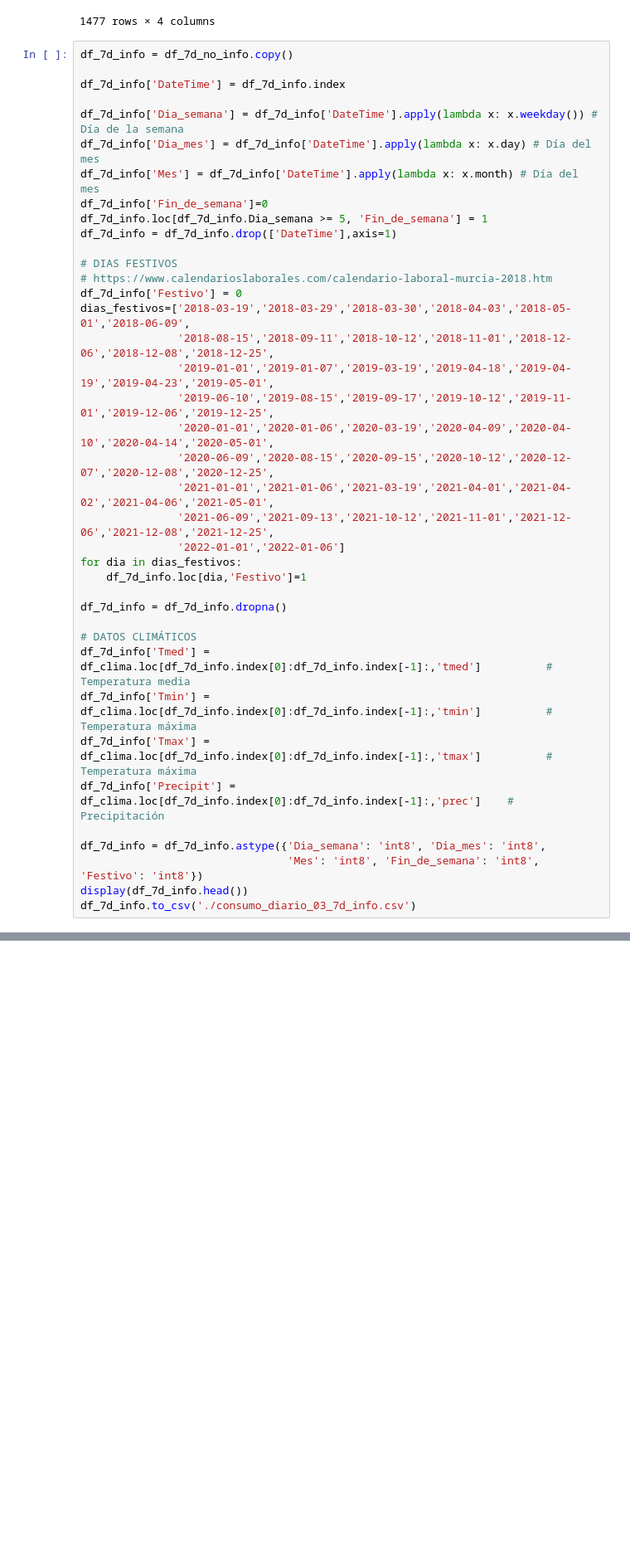
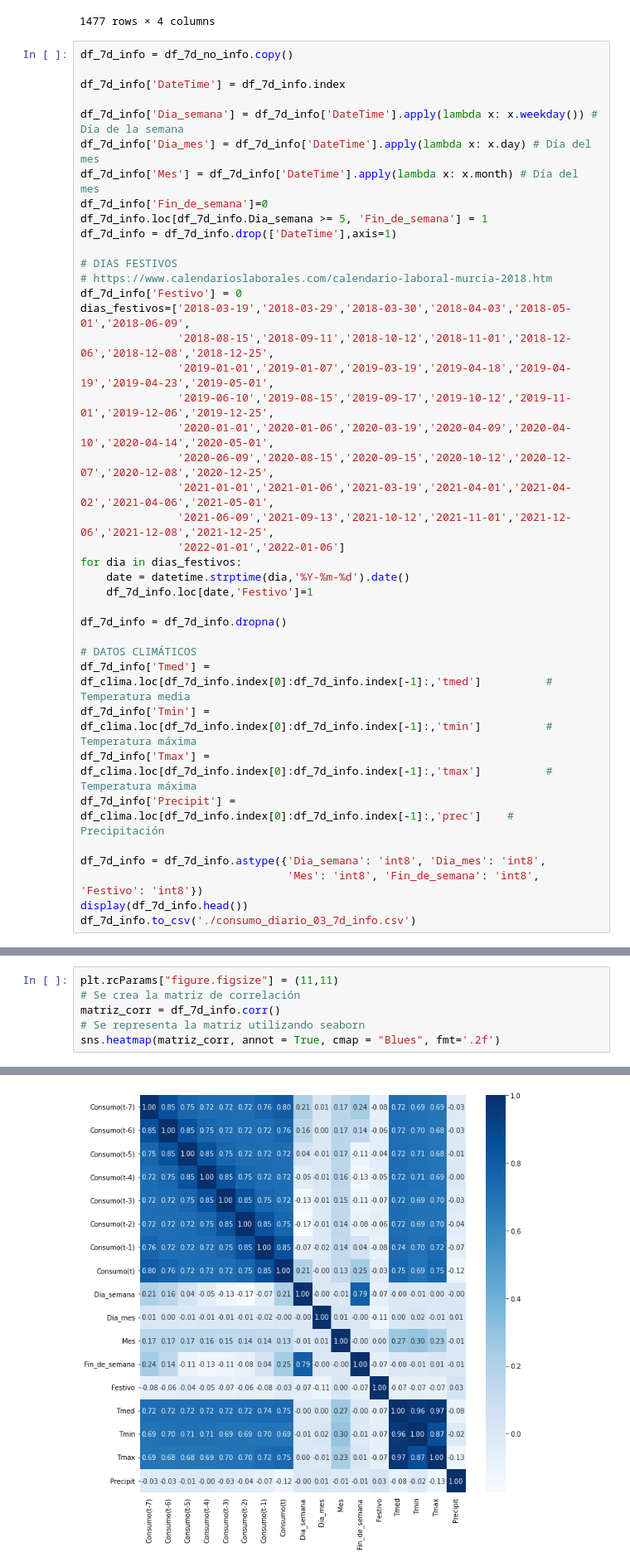
Before and after one commit to AlexMtGit/TFG, a Jupyter notebook: Notebooks/01_Preprocesado_De_Datos.ipynb, the cells around one changed output, grey strips where cells are left out. Shown at 83% size. Drawn from its saved outputs; the diff is of its cells as text; blank space fills up the shorter version.

```diff
--- a/Notebooks/01_Preprocesado_De_Datos.ipynb
+++ b/Notebooks/01_Preprocesado_De_Datos.ipynb
@@ -565,7 +565,8 @@ dias_festivos=['2018-03-19','2018-03-29','2018-03-30','2018-04-03','2018-05-01',
                '2021-06-09','2021-09-13','2021-10-12','2021-11-01','2021-12-06','2021-12-08','2021-12-25',
                '2022-01-01','2022-01-06']
 for dia in dias_festivos:
-    df_7d_info.loc[dia,'Festivo']=1
+    date = datetime.strptime(dia,'%Y-%m-%d').date()
+    df_7d_info.loc[date,'Festivo']=1
 
 df_7d_info = df_7d_info.dropna()
 
@@ -637,0 +669,7 @@ df_14d_info.to_csv('./consumo_diario_03_14d_info.csv')
+# %%
+plt.rcParams["figure.figsize"] = (11,11)
+# Se crea la matriz de correlación
+matriz_corr = df_7d_info.corr()
+# Se representa la matriz utilizando seaborn
+sns.heatmap(matriz_corr, annot = True, cmap = "Blues", fmt='.2f')
+# %% [output]
@@ -637,0 +677 @@ df_14d_info.to_csv('./consumo_diario_03_14d_info.csv')
+[figure, added]
```
Also changed, not shown: parts of 11 cells of this notebook, 3 other files.
